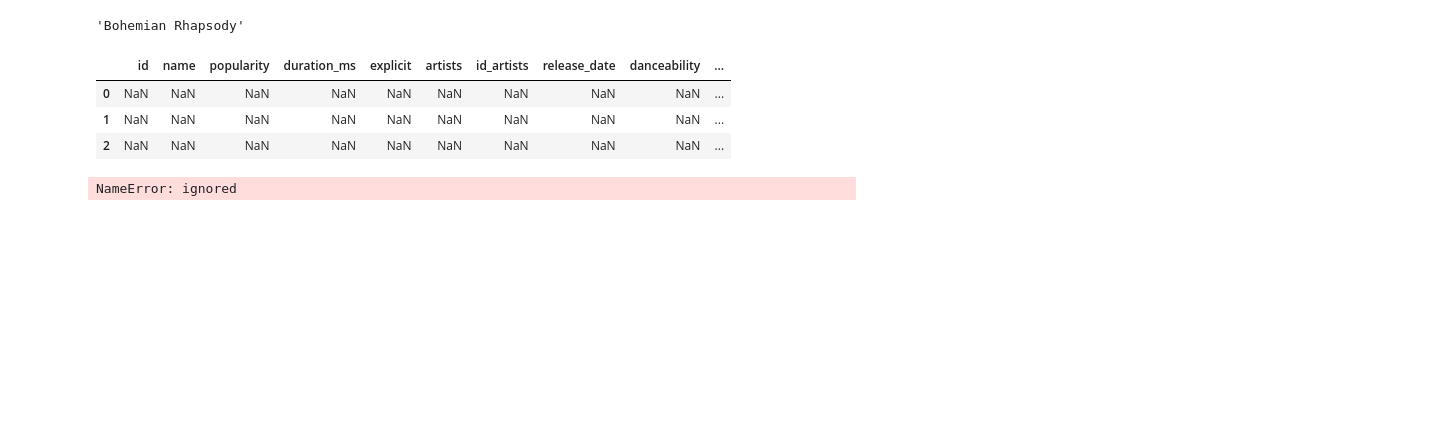
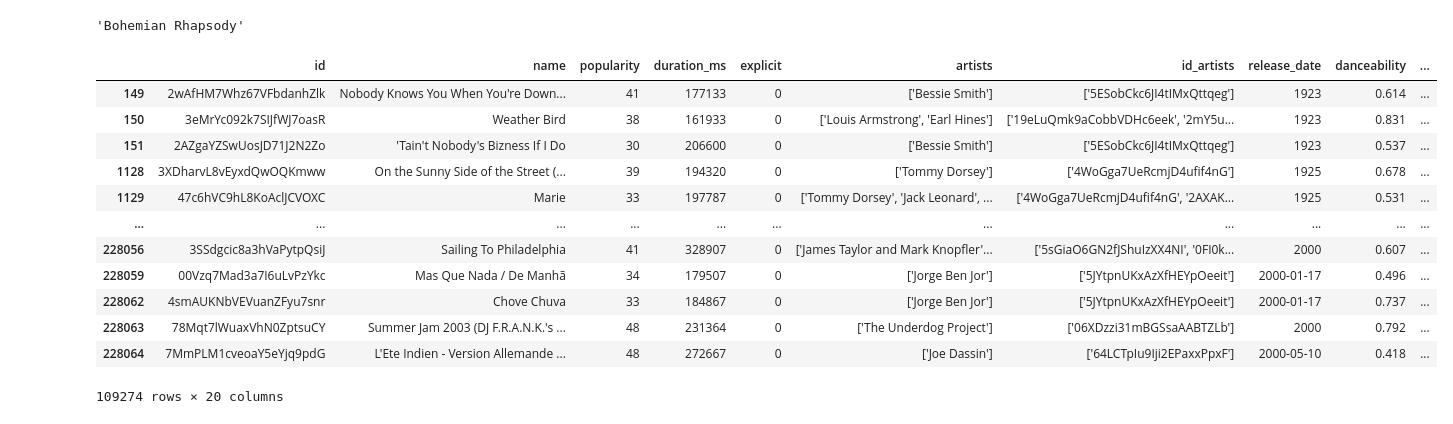
Before and after one commit to ikiliagwuuso/Stutern-Project, a Jupyter notebook: Recommender.ipynb, the cells around one changed output. Saved outputs shown, nothing was run; the diff lists cells and outputs as text; code cells hidden in the pictures; blank space fills up the shorter version.

```diff
--- a/Recommender.ipynb
+++ b/Recommender.ipynb
@@ -243,7 +243,7 @@ recommender = SpotifyRecommender(muzify)
 # %%
 from tqdm import tqdm
 # %%
-recommender = muzify_filtered
+recommender_caya = muzify_filtered
 # %%
 muzify_filtered = ('Bohemian Rhapsody')
 # %%
@@ -257,13 +257,18 @@ def normalize_column(col):
     data[col] = (data[col] - min_d)/(max_d - min_d)
 # %%
 caya=muzify[muzify=='Come As You Are']
-caya.head(3)
+recommender
 # %% [output]
 |  | id | name | popularity | duration_ms | explicit | artists | id_artists | release_date | danceability | ... |
-| 0 | NaN | NaN | NaN | NaN | NaN | NaN | NaN | NaN | NaN | ... |
-| 1 | NaN | NaN | NaN | NaN | NaN | NaN | NaN | NaN | NaN | ... |
-| 2 | NaN | NaN | NaN | NaN | NaN | NaN | NaN | NaN | NaN | ... |
+| 149 | 2wAfHM7Whz67VFbdanhZlk | Nobody Knows You When You're Down... | 41 | 177133 | 0 | ['Bessie Smith'] | ['5ESobCkc6JI4tIMxQttqeg'] | 1923 | 0.614 | ... |
+| 150 | 3eMrYc092k7SIJfWJ7oasR | Weather Bird | 38 | 161933 | 0 | ['Louis Armstrong', 'Earl Hines'] | ['19eLuQmk9aCobbVDHc6eek', '2mY5u... | 1923 | 0.831 | ... |
+| 151 | 2AZgaYZSwUosJD71J2N2Zo | 'Tain't Nobody's Bizness If I Do | 30 | 206600 | 0 | ['Bessie Smith'] | ['5ESobCkc6JI4tIMxQttqeg'] | 1923 | 0.537 | ... |
+| 1128 | 3XDharvL8vEyxdQwOQKmww | On the Sunny Side of the Street (... | 39 | 194320 | 0 | ['Tommy Dorsey'] | ['4WoGga7UeRcmjD4ufif4nG'] | 1925 | 0.678 | ... |
+| 1129 | 47c6hVC9hL8KoAclJCVOXC | Marie | 33 | 197787 | 0 | ['Tommy Dorsey', 'Jack Leonard', ... | ['4WoGga7UeRcmjD4ufif4nG', '2AXAK... | 1925 | 0.531 | ... |
+| ... | ... | ... | ... | ... | ... | ... | ... | ... | ... | ... |
+| 228056 | 3SSdgcic8a3hVaPytpQsiJ | Sailing To Philadelphia | 41 | 328907 | 0 | ['James Taylor and Mark Knopfler'... | ['5sGiaO6GN2fJShuIzXX4NI', '0FI0k... | 2000 | 0.607 | ... |
+| 228059 | 00Vzq7Mad3a7I6uLvPzYkc | Mas Que Nada / De Manhã | 34 | 179507 | 0 | ['Jorge Ben Jor'] | ['5JYtpnUKxAzXfHEYpOeeit'] | 2000-01-17 | 0.496 | ... |
+| 228062 | 4smAUKNbVEVuanZFyu7snr | Chove Chuva | 33 | 184867 | 0 | ['Jorge Ben Jor'] | ['5JYtpnUKxAzXfHEYpOeeit'] | 2000-01-17 | 0.737 | ... |
+| 228063 | 78Mqt7lWuaxVhN0ZptsuCY | Summer Jam 2003 (DJ F.R.A.N.K.'s ... | 48 | 231364 | 0 | ['The Underdog Project'] | ['06XDzzi31mBGSsaAABTZLb'] | 2000 | 0.792 | ... |
+| 228064 | 7MmPLM1cveoaY5eYjq9pdG | L'Ete Indien - Version Allemande ... | 48 | 272667 | 0 | ['Joe Dassin'] | ['64LCTpIu9Iji2EPaxxPpxF'] | 2000-05-10 | 0.418 | ... |
+109274 rows × 20 columns
-# %%
-muzify_.cat[:10]
-# %% [output]
-NameError: ignored
```
Also changed, not shown: parts of 6 cells of this notebook.
